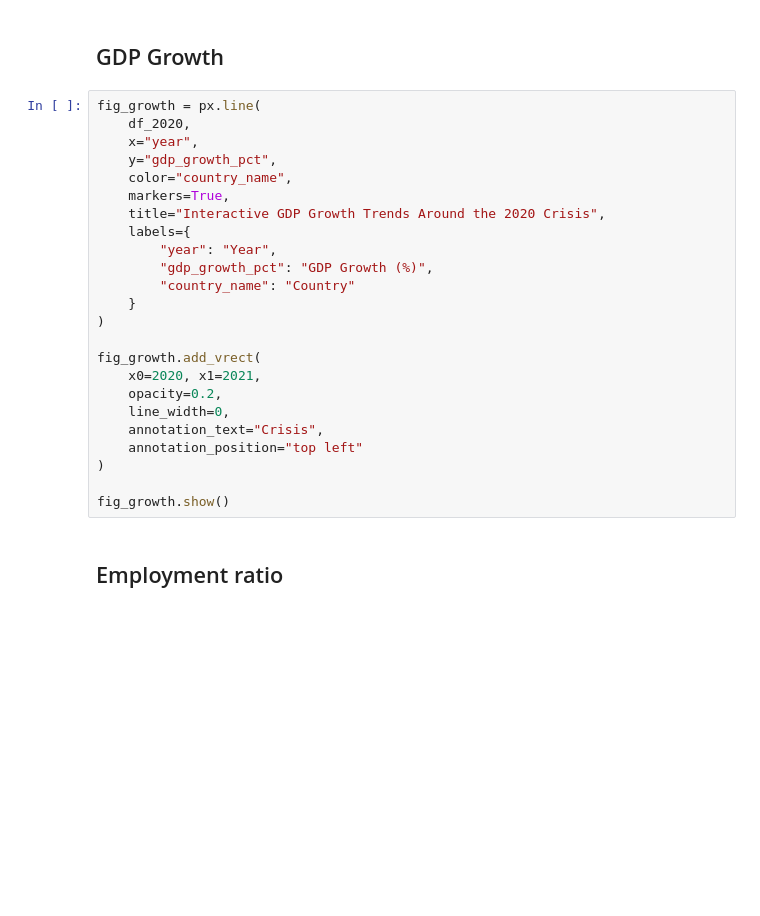
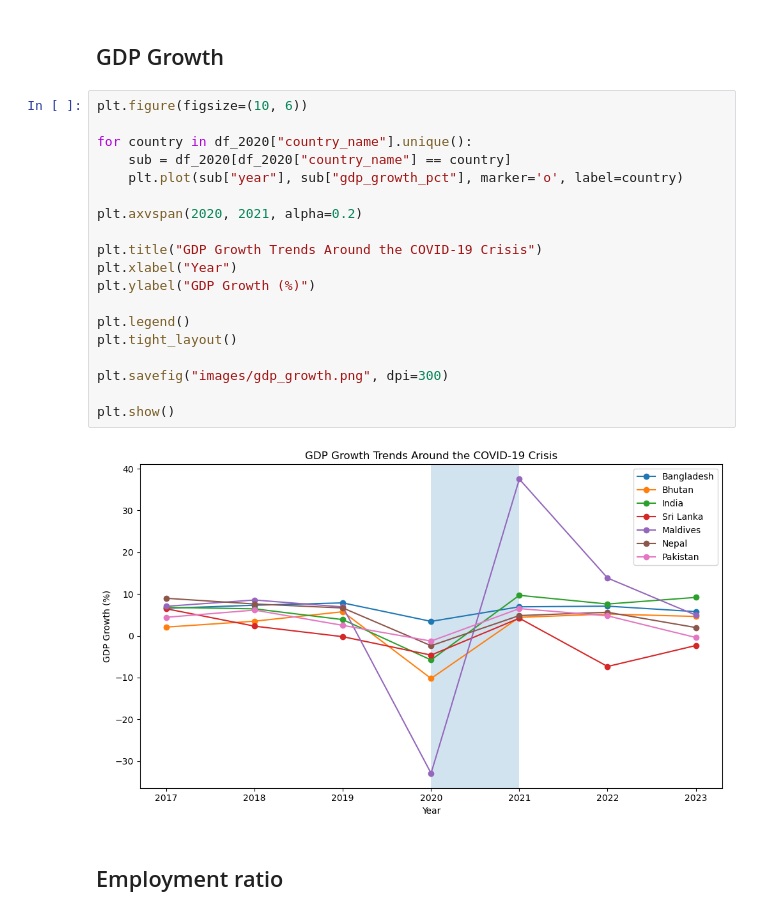
Before and after one commit to chris-tinad/DATASCI350_finalproject_group2, a Jupyter notebook: scripts/covid19.ipynb, the cells around one changed output. Drawn from its saved outputs; the diff is of its cells as text; blank space fills up the shorter version.

Commit message:
Modified plot code

```diff
--- a/scripts/covid19.ipynb
+++ b/scripts/covid19.ipynb
@@ -136,29 +136,26 @@ Country and Period averages
 # %% [markdown]
 ## GDP Growth
 # %%
-fig_growth = px.line(
-    df_2020,
-    x="year",
-    y="gdp_growth_pct",
-    color="country_name",
-    markers=True,
-    title="Interactive GDP Growth Trends Around the 2020 Crisis",
-    labels={
-        "year": "Year",
-        "gdp_growth_pct": "GDP Growth (%)",
-        "country_name": "Country"
-    }
-)
+plt.figure(figsize=(10, 6))
 
-fig_growth.add_vrect(
-    x0=2020, x1=2021,
-    opacity=0.2,
-    line_width=0,
-    annotation_text="Crisis",
-    annotation_position="top left"
-)
+for country in df_2020["country_name"].unique():
+    sub = df_2020[df_2020["country_name"] == country]
+    plt.plot(sub["year"], sub["gdp_growth_pct"], marker='o', label=country)
 
-fig_growth.show()
+plt.axvspan(2020, 2021, alpha=0.2)
+
+plt.title("GDP Growth Trends Around the COVID-19 Crisis")
+plt.xlabel("Year")
+plt.ylabel("GDP Growth (%)")
+
+plt.legend()
+plt.tight_layout()
+
+plt.savefig("images/gdp_growth.png", dpi=300)
+
+plt.show()
+# %% [output]
+[figure, added]
 # %% [markdown]
 ## Employment ratio
 # %%
```
Also changed, not shown: parts of 3 cells of this notebook.
